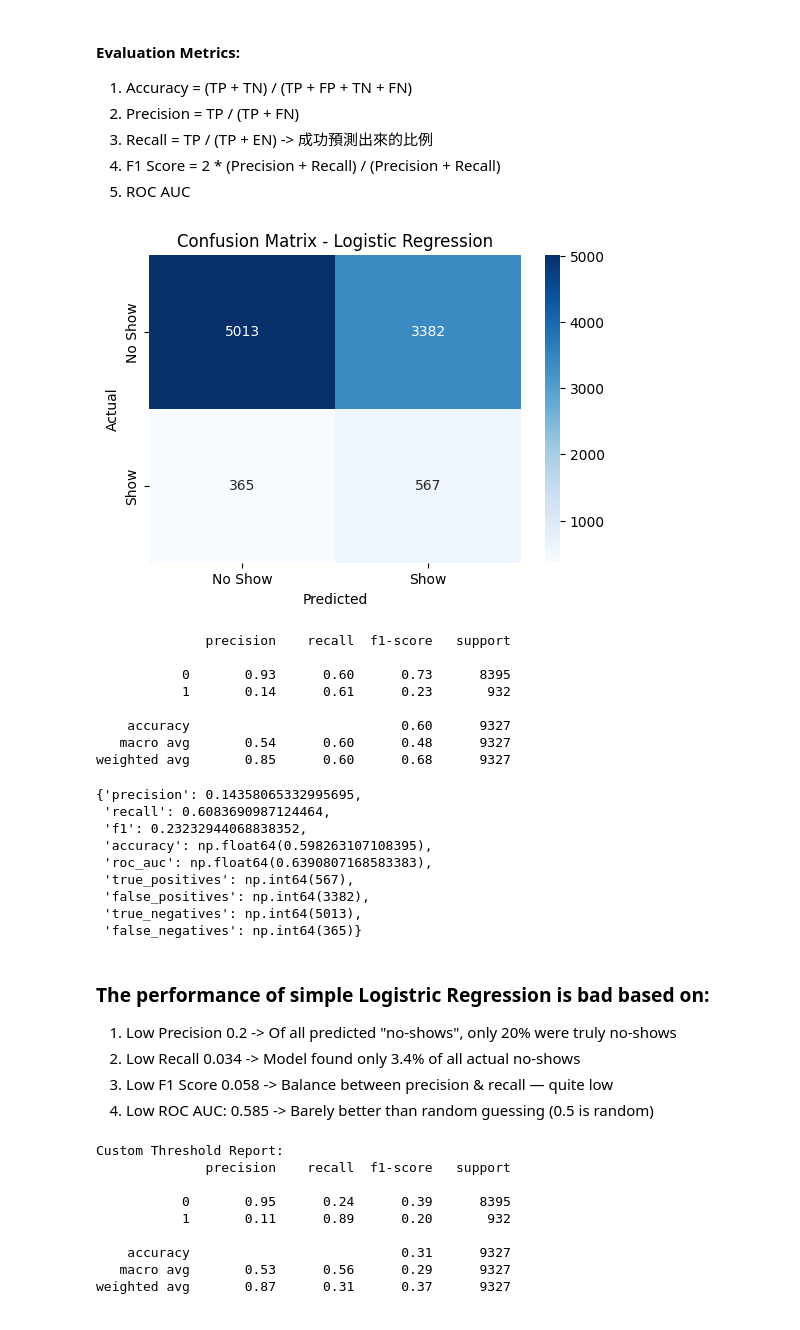
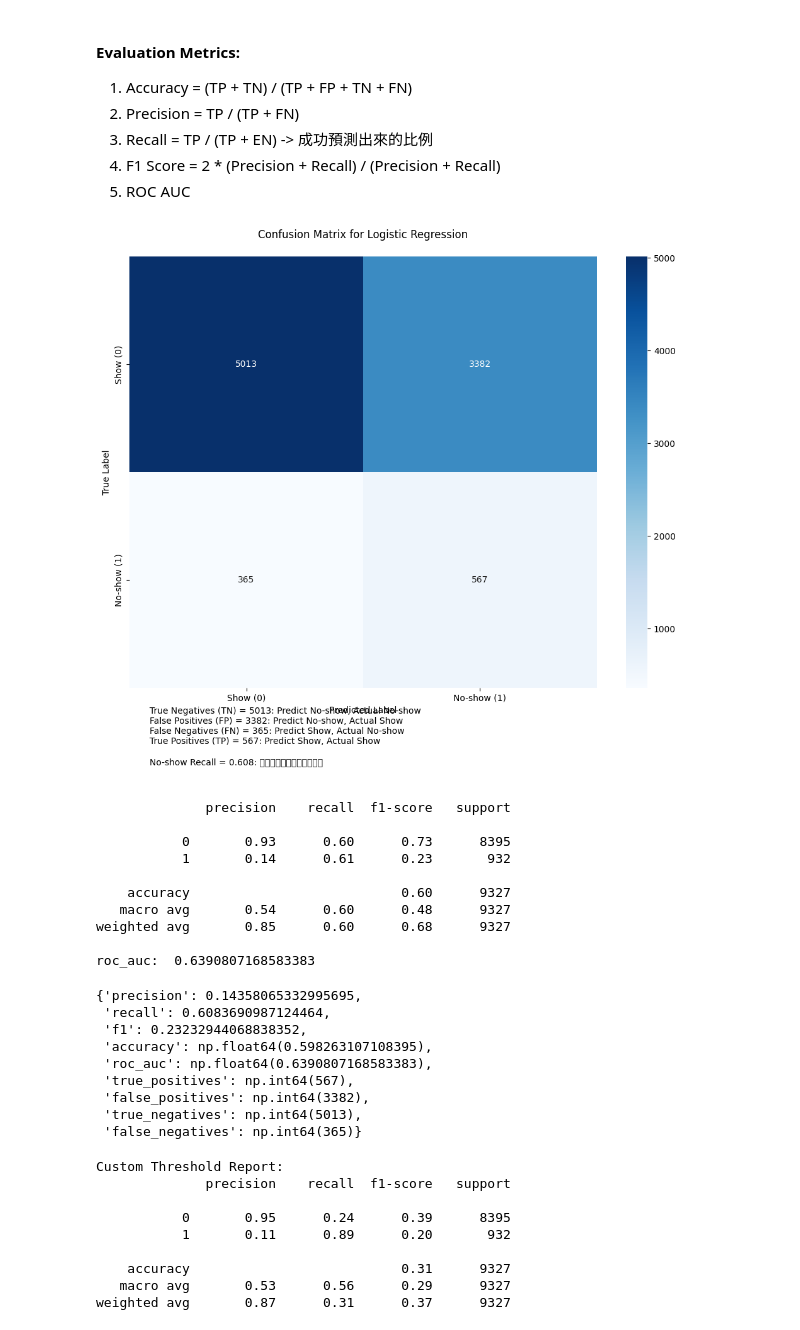
Before and after one commit to ianwu0915/No-show-ML-E2E_Project, a Jupyter notebook: notebooks/03_model_development.ipynb, the cells around one changed output. Cells and saved outputs as stored; diff of their text form; code cells hidden in the pictures.

Commit message:
Developed and Tested most the models and add graph

```diff
--- a/notebooks/03_model_development.ipynb
+++ b/notebooks/03_model_development.ipynb
@@ -130,8 +132,8 @@ logreg.fit(X_train_balanced, y_train_balanced)
 # %% [output]
 LogisticRegression(max_iter=1000, random_state=42)
 # %%
-y_pred = logreg.predict(X_test_final)
-y_pred_proba = logreg.predict_proba(X_test_final)[:, 1]
+y_pred_lg = logreg.predict(X_test_final)
+y_proba_lg = logreg.predict_proba(X_test_final)[:, 1]
 # %% [markdown]
 #### Evaluation Metrics:
 1. Accuracy = (TP + TN) / (TP + FP + TN + FN)
@@ -140,9 +142,9 @@ y_pred_proba = logreg.predict_proba(X_test_final)[:, 1]
 4. F1 Score = 2 * (Precision + Recall) / (Precision + Recall)
 5. ROC AUC
 # %%
-evaluate_model(y_test, y_pred, y_pred_proba, "Logistic Regression")
+evaluate_model(y_test, y_pred_lg, y_proba_lg, "Logistic Regression")
 # %% [output]
-[figure, old version]
+[figure, new version]
               precision    recall  f1-score   support
 
            0       0.93      0.60      0.73      8395
@@ -151,6 +153,8 @@ evaluate_model(y_test, y_pred, y_pred_proba, "Logistic Regression")
     accuracy                           0.60      9327
    macro avg       0.54      0.60      0.48      9327
 weighted avg       0.85      0.60      0.68      9327
+
+roc_auc:  0.6390807168583383
 {'precision': 0.14358065332995695,
  'recall': 0.6083690987124464,
  'f1': 0.23232944068838352,
@@ -160,11 +164,5 @@ weighted avg       0.85      0.60      0.68      9327
  'false_positives': np.int64(3382),
  'true_negatives': np.int64(5013),
  'false_negatives': np.int64(365)}
-# %% [markdown]
-### The performance of simple Logistric Regression is bad based on:
-1. Low Precision 0.2 -> Of all predicted "no-shows", only 20% were truly no-shows
-2. Low Recall 0.034 -> Model found only 3.4% of all actual no-shows
-3. Low F1 Score  0.058 -> Balance between precision & recall — quite low
-4. Low ROC AUC: 0.585 -> Barely better than random guessing (0.5 is random)
 # %%
 ## Adjust threshold to improve recall
```
Also changed, not shown: parts of 43 cells of this notebook, 6 other files.
